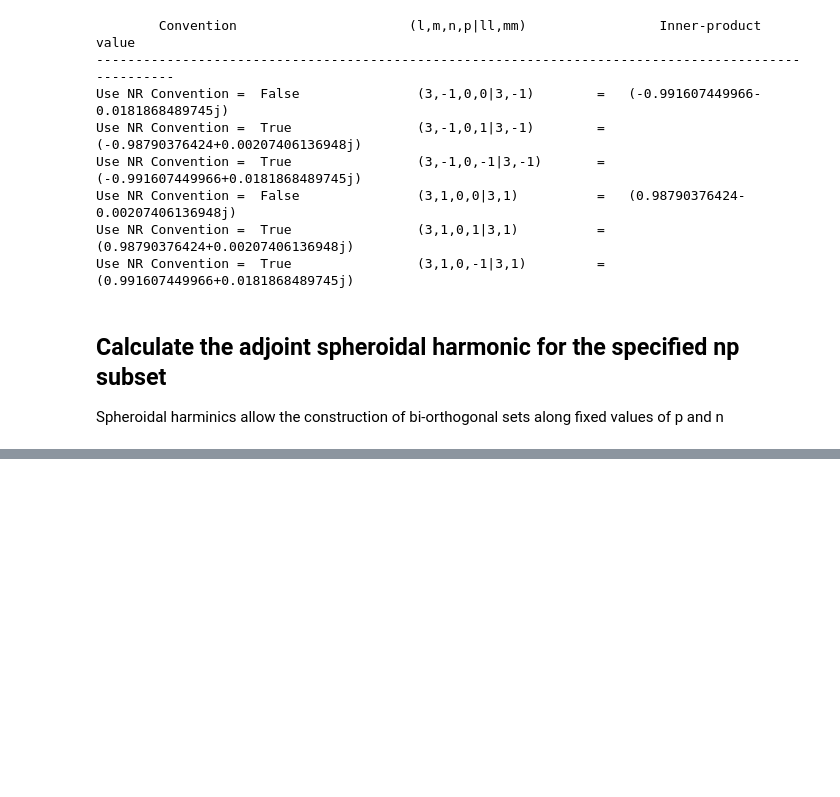
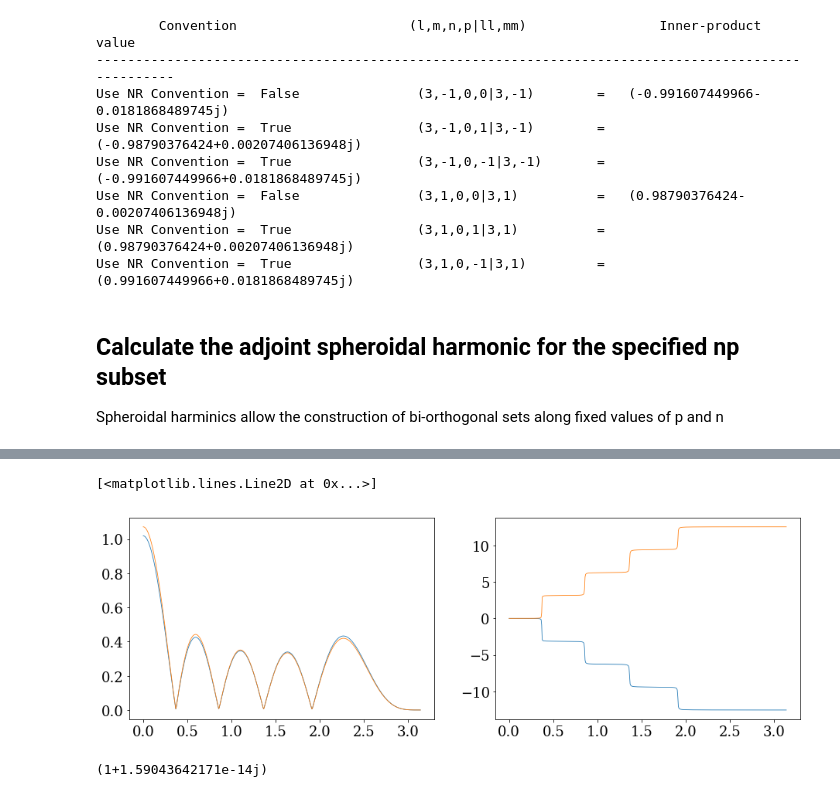
Before and after one commit to llondon6/koalas, a Jupyter notebook: examples/qnmobj_class_example.ipynb, the cells around one changed output, grey strips where cells are left out. Cells and saved outputs as stored; diff of their text form; code cells hidden in the pictures; blank space fills up the shorter version.

```diff
--- a/examples/qnmobj_class_example.ipynb
+++ b/examples/qnmobj_class_example.ipynb
@@ -240,0 +188,11 @@ for k,lk in enumerate(lrange):
+# %%
+
+
+
+#
+for k,lk in enumerate( lrange ):
+
+    Sy  = foo['spheroidal_vector_dict'][     lk,m,n,p ]
+    aSy = foo['adj_spheroidal_vector_dict'][ lk,m,n,p ]
+
+    print dot( Sy, aSy )
@@ -240,0 +264,31 @@ for k,lk in enumerate(lrange):
+# %%
+
+#
+a = 0.7
+n = 0
+p = 1
+s = -2
+m = abs(s)
+lrange = range( abs(s) ,9)
+
+theta,aS,S = aslm_helper( a,m,n,p,s,lrange )
+# %%
+
+ll = 6
+
+figure( figsize=1.2*figaspect(0.618/2) )
+
+subplot(1,2,1)
+plot( theta, abs( S[ll,m,n,p]) )
+plot( theta, abs(aS[ll,m,n,p]) )
+
+subplot(1,2,2)
+plot( theta, unwrap(angle( S[ll,m,n,p])) )
+plot( theta, unwrap(angle(aS[ll,m,n,p])) )
+# %% [output]
+[<matplotlib.lines.Line2D at 0x...>]
+[figure, added]
+# %%
+print prod( S[ll,m,n,p], aS[ll,m,n,p], theta )
+# %% [output]
+(1+1.59043642171e-14j)
```
Also changed, not shown: parts of 13 cells of this notebook, 1 other file.
